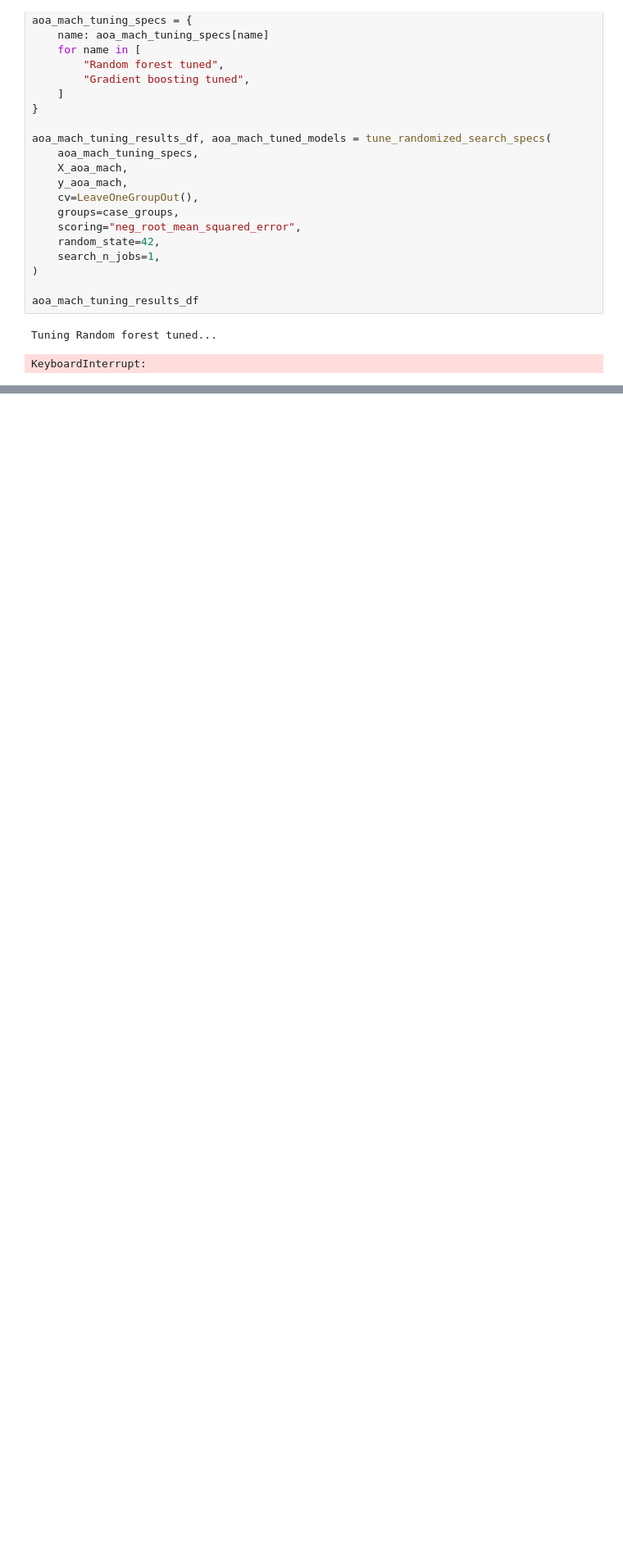
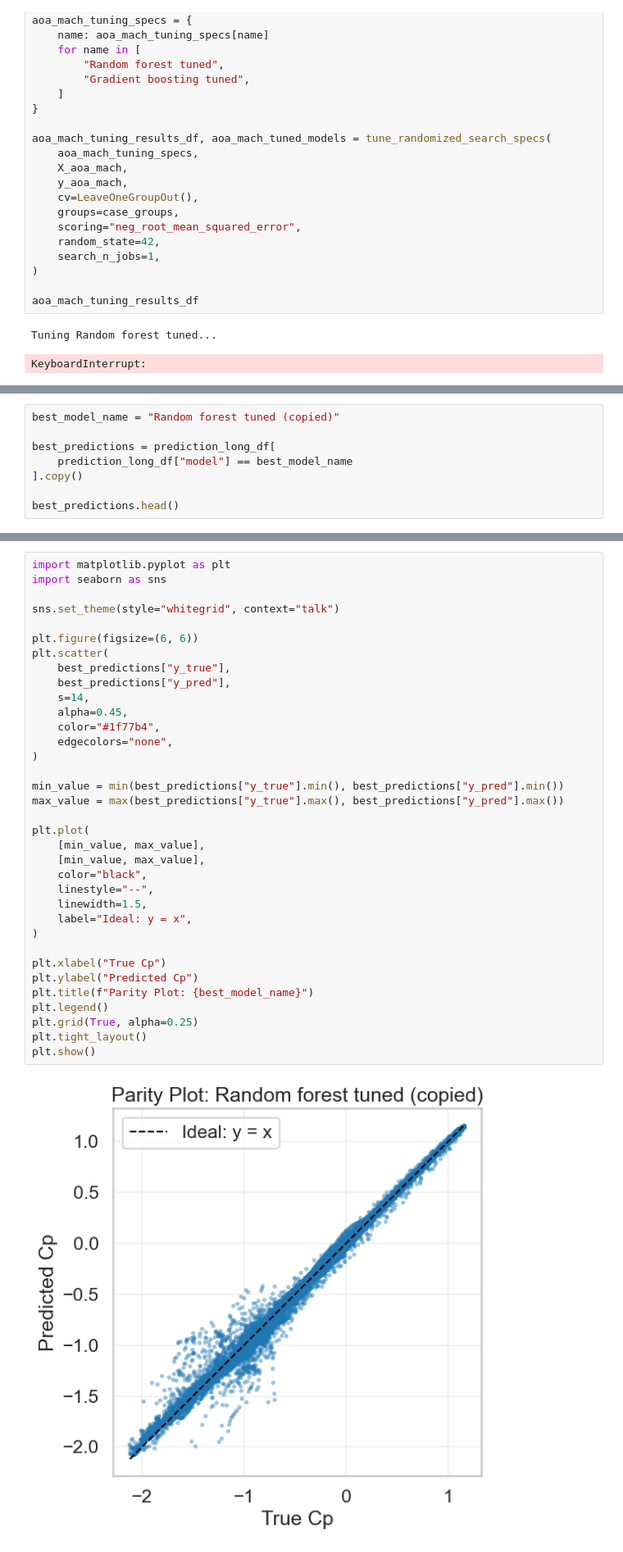
Before and after one commit to ItsKong/CFD-Machine-learning, a Jupyter notebook: notebooks/03_dense_su2_modeling.ipynb, the cells around one changed output, grey strips where cells are left out. Shown at 82% size. Saved outputs shown, nothing was run; the diff lists cells and outputs as text; blank space fills up the shorter version.

```diff
--- a/notebooks/03_dense_su2_modeling.ipynb
+++ b/notebooks/03_dense_su2_modeling.ipynb
@@ -343,0 +499,8 @@ final_aoa_mach_comparison_df
+# %%
+best_model_name = "Random forest tuned (copied)"
+
+best_predictions = prediction_long_df[
+    prediction_long_df["model"] == best_model_name
+].copy()
+
+best_predictions.head()
@@ -343,0 +514,37 @@ final_aoa_mach_comparison_df
+# %%
+import matplotlib.pyplot as plt
+import seaborn as sns
+
+sns.set_theme(style="whitegrid", context="talk")
+
+plt.figure(figsize=(6, 6))
+plt.scatter(
+    best_predictions["y_true"],
+    best_predictions["y_pred"],
+    s=14,
+    alpha=0.45,
+    color="#1f77b4",
+    edgecolors="none",
+)
+
+min_value = min(best_predictions["y_true"].min(), best_predictions["y_pred"].min())
+max_value = max(best_predictions["y_true"].max(), best_predictions["y_pred"].max())
+
+plt.plot(
+    [min_value, max_value],
+    [min_value, max_value],
+    color="black",
+    linestyle="--",
+    linewidth=1.5,
+    label="Ideal: y = x",
+)
+
+plt.xlabel("True Cp")
+plt.ylabel("Predicted Cp")
+plt.title(f"Parity Plot: {best_model_name}")
+plt.legend()
+plt.grid(True, alpha=0.25)
+plt.tight_layout()
+plt.show()
+# %% [output]
+[figure, added]
```
Also changed, not shown: parts of 11 cells of this notebook, 9 other files.
